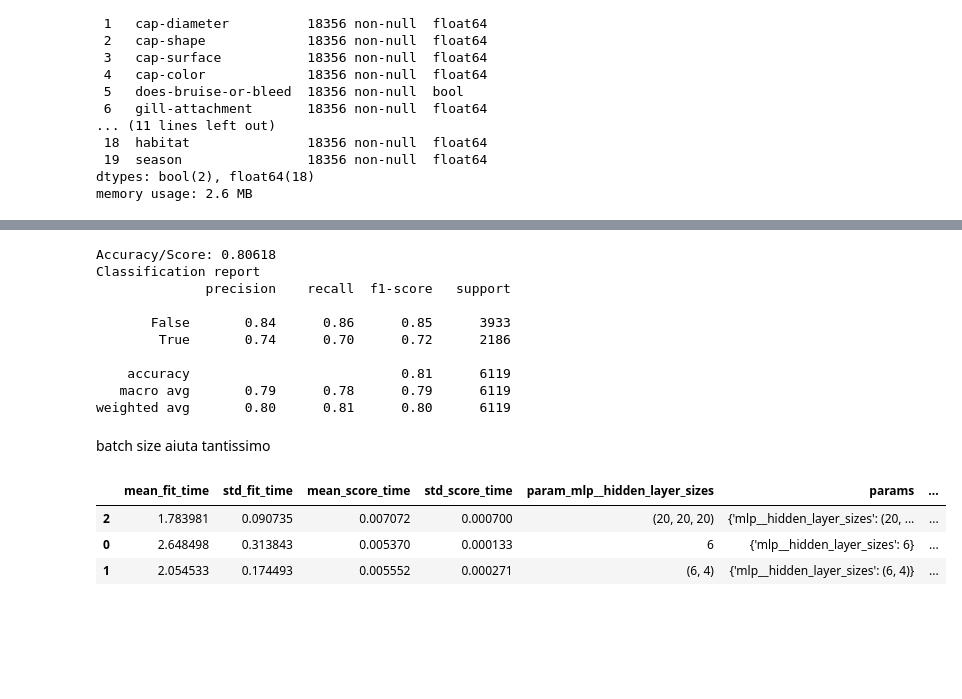
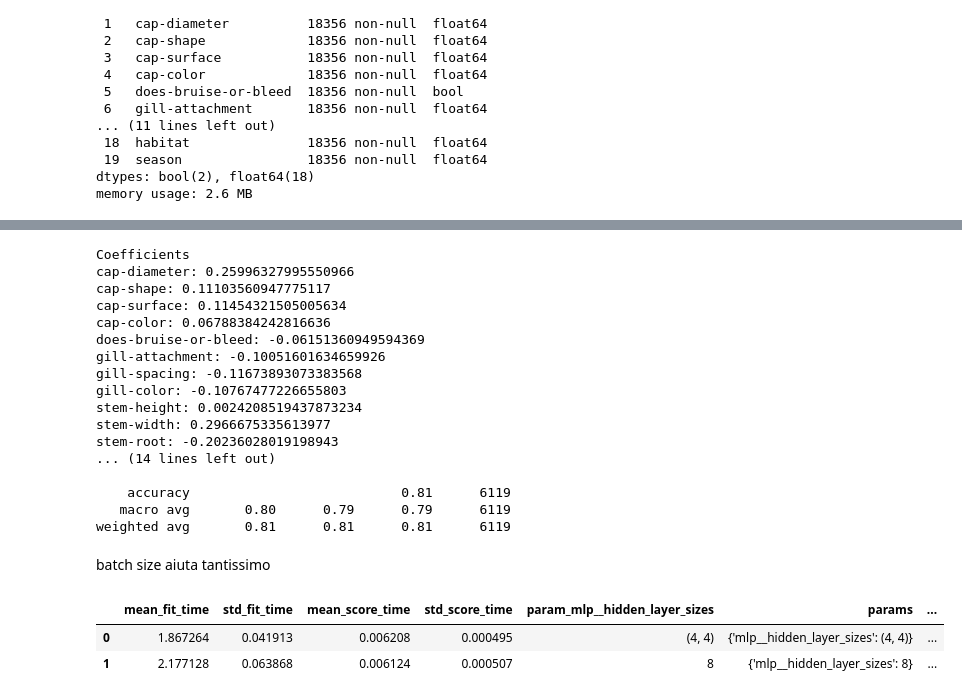
Before and after one commit to MauroPello/mushrooms-classification, a Jupyter notebook: model.ipynb, the cells around one changed output, grey strips where cells are left out. Drawn from its saved outputs; the diff is of its cells as text; code cells hidden in the pictures; blank space fills up the shorter version.

```diff
--- a/model.ipynb
+++ b/model.ipynb
@@ -85,11 +92,13 @@ weighted avg       0.80      0.81      0.80      6119
 # %%
 from sklearn.tree import DecisionTreeClassifier
+from sklearn.tree import plot_tree
 
 model = Pipeline([
     ("scaler", StandardScaler()),
-    ("dtc", DecisionTreeClassifier(max_depth=5))
+    ("dtc", DecisionTreeClassifier(max_depth=3))
 ])
 model.fit(X_train, y_train)
 
+plot_tree(model.named_steps["dtc"])
 print_eval(X_val, y_val, model)
 # %% [output]
@@ -106,6 +116,5 @@ weighted avg       0.93      0.93      0.93      6119
 # %%
 from sklearn.linear_model import RidgeClassifier
-# from sklearn.linear_model import RidgeClassifierCV
 
 model = Pipeline([
     ("scaler", StandardScaler()),
@@ -113,19 +122,26 @@ model = Pipeline([
 ])
 model.fit(X_train, y_train)
 
-# print_coefficients(model.named_steps["rc"])
+print_coefficients(model.named_steps["rc"])
 print_eval(X_val, y_val, model)
 # %% [output]
-Accuracy/Score: 0.80618
-Classification report
-              precision    recall  f1-score   support
-
-       False       0.84      0.86      0.85      3933
-        True       0.74      0.70      0.72      2186
+Coefficients
+cap-diameter: 0.25996327995550966
+cap-shape: 0.11103560947775117
+cap-surface: 0.11454321505005634
+cap-color: 0.06788384242816636
+does-bruise-or-bleed: -0.06151360949594369
+gill-attachment: -0.10051601634659926
+gill-spacing: -0.11673893073383568
+gill-color: -0.10767477226655803
+stem-height: 0.0024208519437873234
+stem-width: 0.2966675335613977
+stem-root: -0.20236028019198943
+... (14 lines left out)
 
     accuracy                           0.81      6119
-   macro avg       0.79      0.78      0.79      6119
-weighted avg       0.80      0.81      0.80      6119
+   macro avg       0.80      0.79      0.79      6119
+weighted avg       0.81      0.81      0.81      6119
 # %%
 from sklearn.linear_model import LogisticRegression
 from sklearn.model_selection import GridSearchCV, KFold, StratifiedKFold
@@ -162,18 +178,17 @@ batch size aiuta tantissimo
 # %%
 from sklearn.neural_network import MLPClassifier
 
 model = Pipeline([
     ("scaler", StandardScaler()),
     ("mlp", MLPClassifier(batch_size=50, activation="relu", random_state=42))
 ])
 grid = {
-    "mlp__hidden_layer_sizes": [6, (6, 4), (20, 20, 20)],
+    "mlp__hidden_layer_sizes": [(4, 4), 8],
 }
 gs = GridSearchCV(model, grid, cv=skf)
 gs.fit(X_train, y_train)
 pd.DataFrame(gs.cv_results_).sort_values("rank_test_score").head(5)
 # %% [output]
 |  | mean_fit_time | std_fit_time | mean_score_time | std_score_time | param_mlp__hidden_layer_sizes | params | ... |
-| 2 | 1.783981 | 0.090735 | 0.007072 | 0.000700 | (20, 20, 20) | {'mlp__hidden_layer_sizes': (20, ... | ... |
-| 0 | 2.648498 | 0.313843 | 0.005370 | 0.000133 | 6 | {'mlp__hidden_layer_sizes': 6} | ... |
-| 1 | 2.054533 | 0.174493 | 0.005552 | 0.000271 | (6, 4) | {'mlp__hidden_layer_sizes': (6, 4)} | ... |
+| 0 | 1.867264 | 0.041913 | 0.006208 | 0.000495 | (4, 4) | {'mlp__hidden_layer_sizes': (4, 4)} | ... |
+| 1 | 2.177128 | 0.063868 | 0.006124 | 0.000507 | 8 | {'mlp__hidden_layer_sizes': 8} | ... |
```
Also changed, not shown: parts of 2 cells of this notebook, 2 other files.
